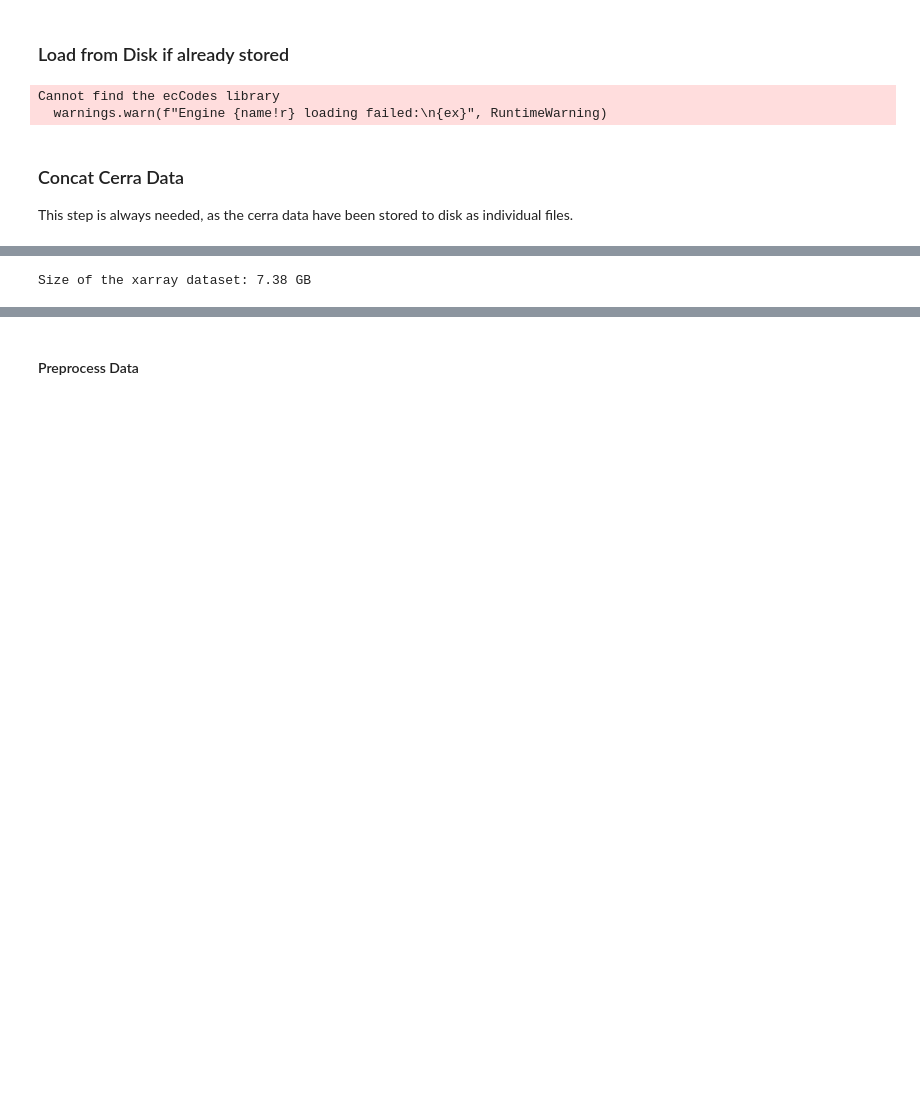
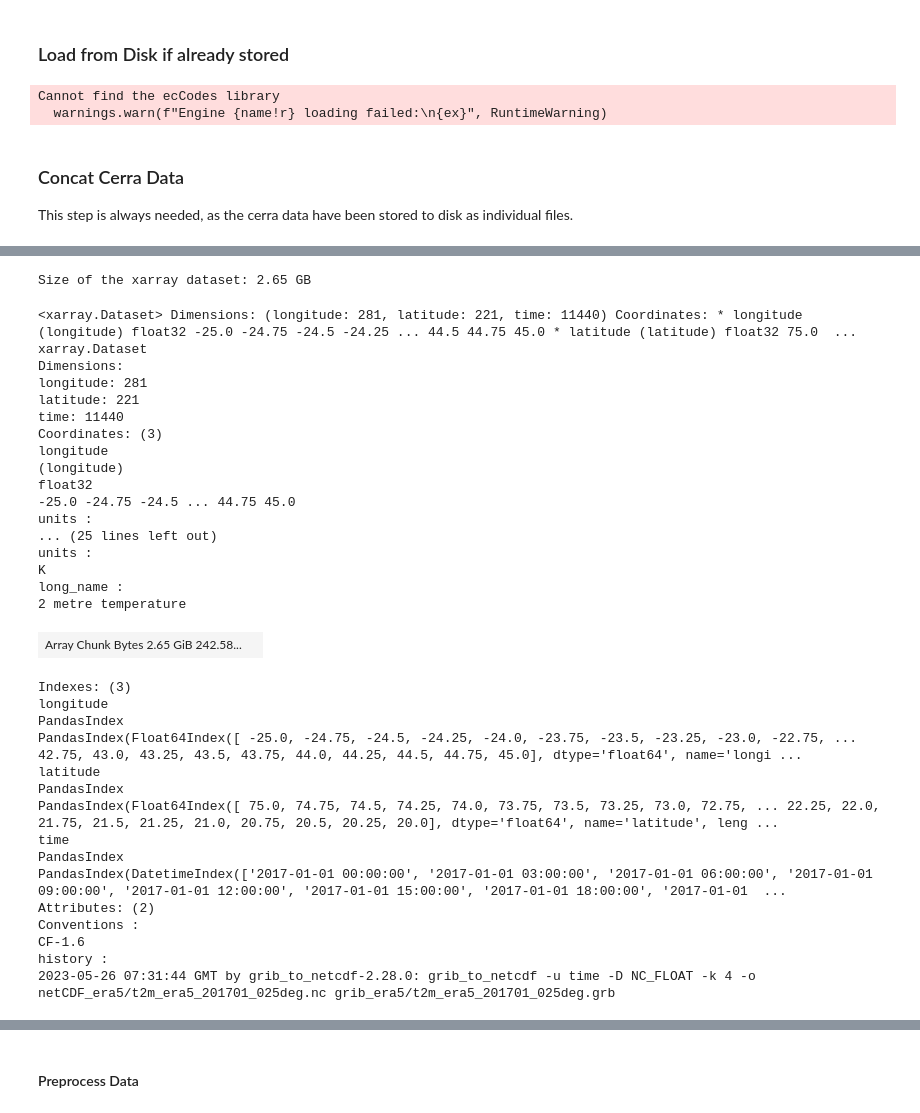
Before and after one commit to riccih-dev/bac_unet_downscaling, a Jupyter notebook: data_processing_10y.ipynb, the cells around one changed output, grey strips where cells are left out. Drawn from its saved outputs; the diff is of its cells as text; code cells hidden in the pictures; blank space fills up the shorter version.

```diff
--- a/data_processing_10y.ipynb
+++ b/data_processing_10y.ipynb
@@ -384,14 +418,49 @@ Size of the xarray dataset: 47.68 GB
 # %%
 # Create a list of file paths
-file_paths = [os.path.join(data_path, f'era50{i}.nc') for i in range(0, idx_era5)]
+file_paths = [os.path.join(data_path, f'era50{i}.nc') for i in range(start, idx_era5)]
 
 # Open multiple files using open_mfdataset
 era5_ds = xr.open_mfdataset(file_paths)#, concat_dim='time')
 
 # Get the size in bytes
 size_in_bytes = era5_ds.nbytes
 size_in_gb = size_in_bytes / (1024**3)  # 1 GB = 1024^3 bytes
 
 print(f"Size of the xarray dataset: {size_in_gb:.2f} GB")
+
+display(era5_ds)
 # %% [output]
-Size of the xarray dataset: 7.38 GB
+Size of the xarray dataset: 2.65 GB
+<xarray.Dataset> Dimensions: (longitude: 281, latitude: 221, time: 11440) Coordinates: * longitude (longitude) float32 -25.0 -24.75 -24.5 -24.25 ... 44.5 44.75 45.0 * latitude (latitude) float32 75.0  ...
+xarray.Dataset
+Dimensions:
+longitude: 281
+latitude: 221
+time: 11440
+Coordinates: (3)
+longitude
+(longitude)
+float32
+-25.0 -24.75 -24.5 ... 44.75 45.0
+units :
+... (25 lines left out)
+units :
+K
+long_name :
+2 metre temperature
+| Array Chunk Bytes 2.65 GiB 242.58... |  |
+Indexes: (3)
+longitude
+PandasIndex
+PandasIndex(Float64Index([ -25.0, -24.75, -24.5, -24.25, -24.0, -23.75, -23.5, -23.25, -23.0, -22.75, ... 42.75, 43.0, 43.25, 43.5, 43.75, 44.0, 44.25, 44.5, 44.75, 45.0], dtype='float64', name='longi ...
+latitude
+PandasIndex
+PandasIndex(Float64Index([ 75.0, 74.75, 74.5, 74.25, 74.0, 73.75, 73.5, 73.25, 73.0, 72.75, ... 22.25, 22.0, 21.75, 21.5, 21.25, 21.0, 20.75, 20.5, 20.25, 20.0], dtype='float64', name='latitude', leng ...
+time
+PandasIndex
+PandasIndex(DatetimeIndex(['2017-01-01 00:00:00', '2017-01-01 03:00:00', '2017-01-01 06:00:00', '2017-01-01 09:00:00', '2017-01-01 12:00:00', '2017-01-01 15:00:00', '2017-01-01 18:00:00', '2017-01-01  ...
+Attributes: (2)
+Conventions :
+CF-1.6
+history :
+2023-05-26 07:31:44 GMT by grib_to_netcdf-2.28.0: grib_to_netcdf -u time -D NC_FLOAT -k 4 -o netCDF_era5/t2m_era5_201701_025deg.nc grib_era5/t2m_era5_201701_025deg.grb
```
Also changed, not shown: parts of 12 cells of this notebook, 10 other files.
